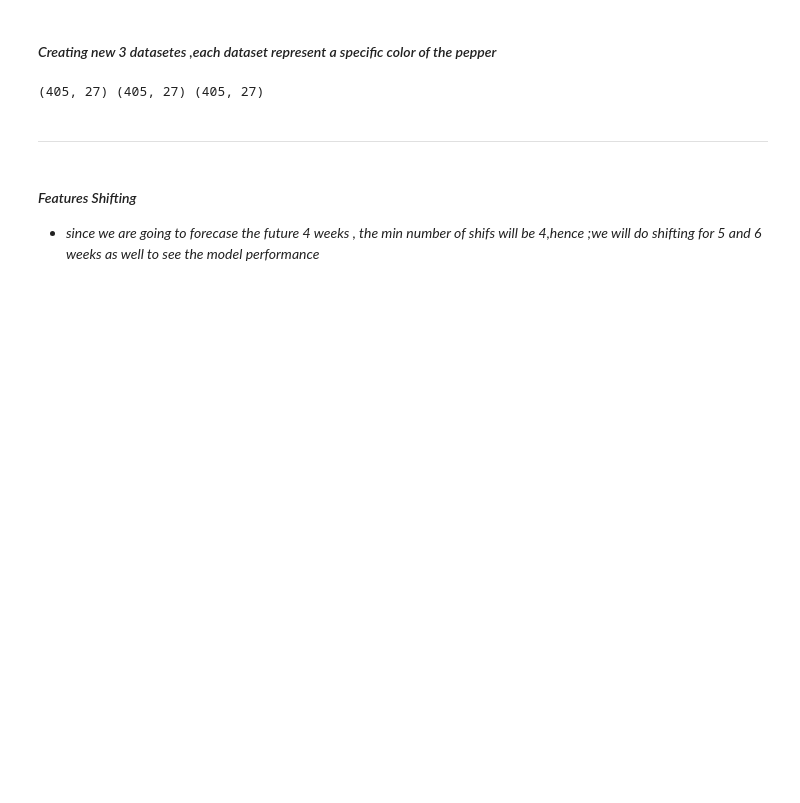
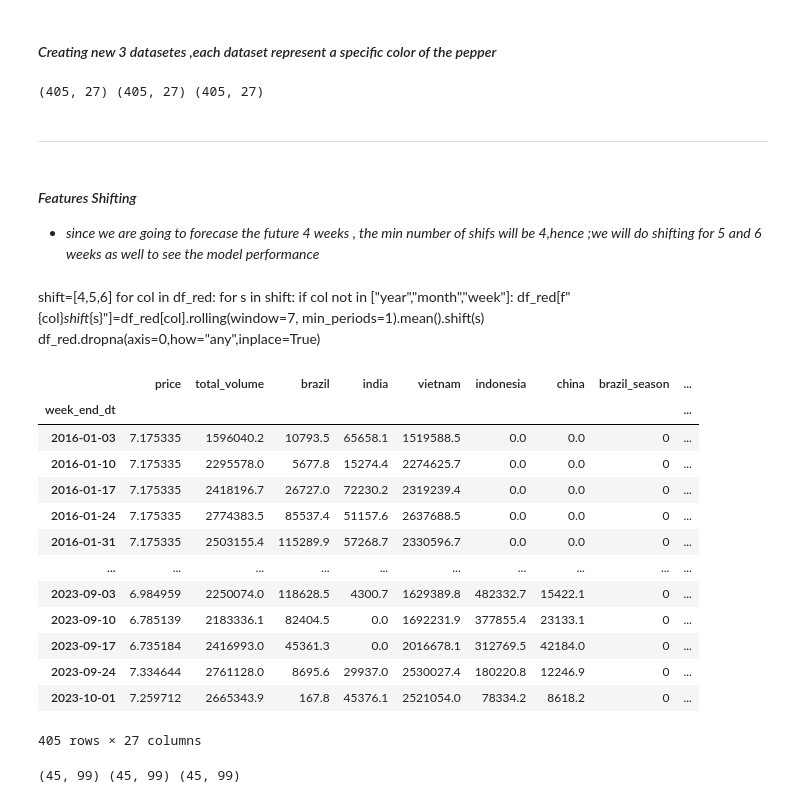
Before and after one commit to omar-ammar0/Intern_Final_Project, a Jupyter notebook: notebooks/Data_Cleaning/Features_Engineering.ipynb, the cells around one changed output. Cells and saved outputs as stored; diff of their text form; code cells hidden in the pictures; blank space fills up the shorter version.

Commit message:
shifting by 4,5,6

```diff
--- a/notebooks/Data_Cleaning/Features_Engineering.ipynb
+++ b/notebooks/Data_Cleaning/Features_Engineering.ipynb
@@ -40,6 +78,30 @@ print(df_red.shape,df_green.shape,df_yellow.shape)
 # %% [markdown]
 #### *Features Shifting*
 * *since we are going to forecase the future 4 weeks , the min number of shifs will be 4,hence ;we will do shifting for 5 and 6 weeks as well to see the model performance*
+# %% [markdown]
+shift=[4,5,6]
+for col in df_red:
+        for s in shift:
+               if col not in ["year","month","week"]:
+                    df_red[f"{col}_shift_{s}"]=df_red[col].rolling(window=7, min_periods=1).mean().shift(s)
+                    df_red.dropna(axis=0,how="any",inplace=True)
+# %%
+df_red
+# %% [output]
+|  | price | total_volume | brazil | india | vietnam | indonesia | china | brazil_season | ... |
+| week_end_dt |  |  |  |  |  |  |  |  | ... |
+| 2016-01-03 | 7.175335 | 1596040.2 | 10793.5 | 65658.1 | 1519588.5 | 0.0 | 0.0 | 0 | ... |
+| 2016-01-10 | 7.175335 | 2295578.0 | 5677.8 | 15274.4 | 2274625.7 | 0.0 | 0.0 | 0 | ... |
+| 2016-01-17 | 7.175335 | 2418196.7 | 26727.0 | 72230.2 | 2319239.4 | 0.0 | 0.0 | 0 | ... |
+| 2016-01-24 | 7.175335 | 2774383.5 | 85537.4 | 51157.6 | 2637688.5 | 0.0 | 0.0 | 0 | ... |
+| 2016-01-31 | 7.175335 | 2503155.4 | 115289.9 | 57268.7 | 2330596.7 | 0.0 | 0.0 | 0 | ... |
+| ... | ... | ... | ... | ... | ... | ... | ... | ... | ... |
+| 2023-09-03 | 6.984959 | 2250074.0 | 118628.5 | 4300.7 | 1629389.8 | 482332.7 | 15422.1 | 0 | ... |
+| 2023-09-10 | 6.785139 | 2183336.1 | 82404.5 | 0.0 | 1692231.9 | 377855.4 | 23133.1 | 0 | ... |
+| 2023-09-17 | 6.735184 | 2416993.0 | 45361.3 | 0.0 | 2016678.1 | 312769.5 | 42184.0 | 0 | ... |
+| 2023-09-24 | 7.334644 | 2761128.0 | 8695.6 | 29937.0 | 2530027.4 | 180220.8 | 12246.9 | 0 | ... |
+| 2023-10-01 | 7.259712 | 2665343.9 | 167.8 | 45376.1 | 2521054.0 | 78334.2 | 8618.2 | 0 | ... |
+405 rows × 27 columns
 # %%
 shift=[4,5,6]
 def features_shift():
@@ -65,6 +128,10 @@ def features_shift():
 
 
 features_shift()
+# %%
+print(df_red.shape,df_green.shape,df_yellow.shape)
+# %% [output]
+(45, 99) (45, 99) (45, 99)
 # %%
 features_to_drop=['total_volume','brazil','india','vietnam','indonesia','china','brazil_season','indonesia_season','india_season',
                   'china_season','jordan_max_price','jordan_min_price','demand','supply','vietnam_season_1','vietnam_season_2',
```
Also changed, not shown: parts of 4 cells of this notebook.
